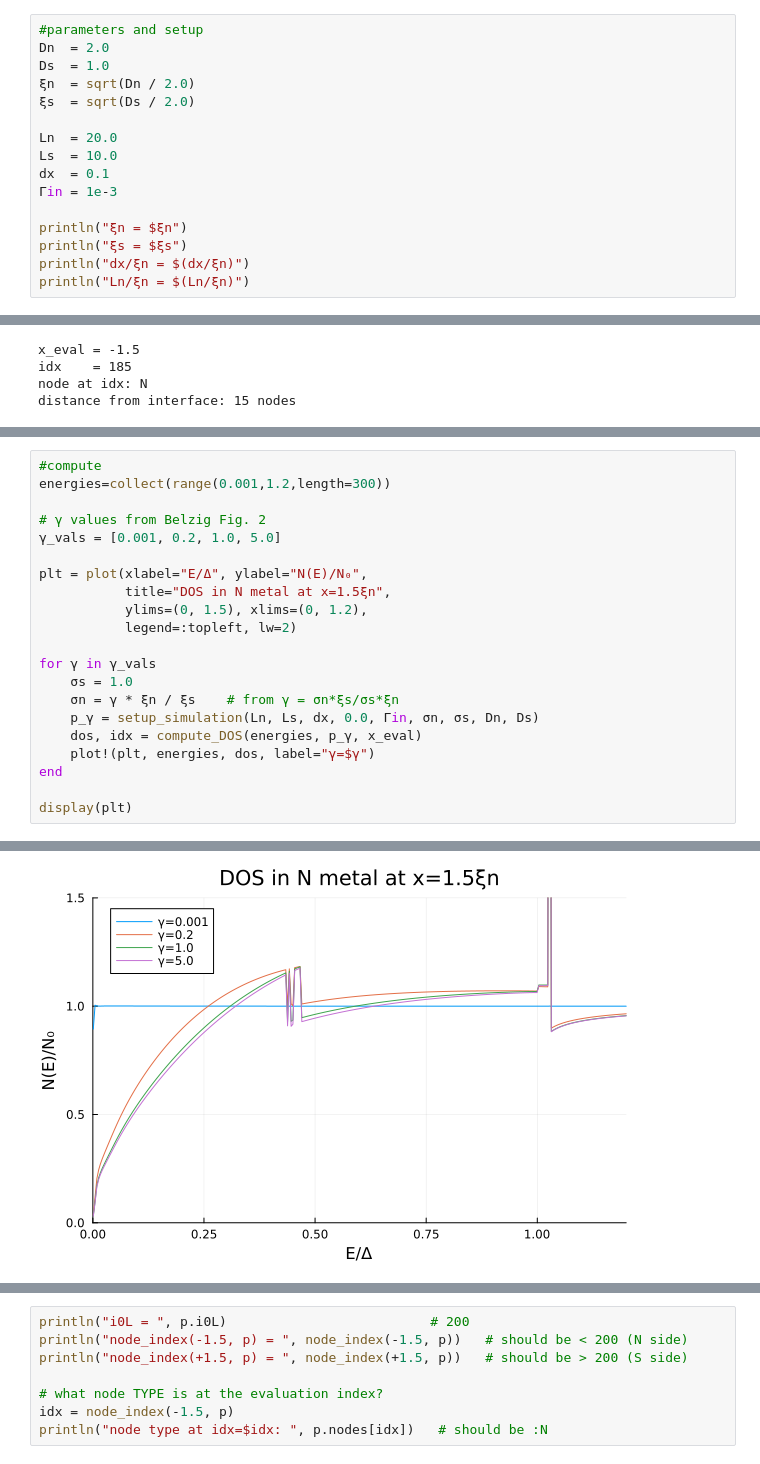
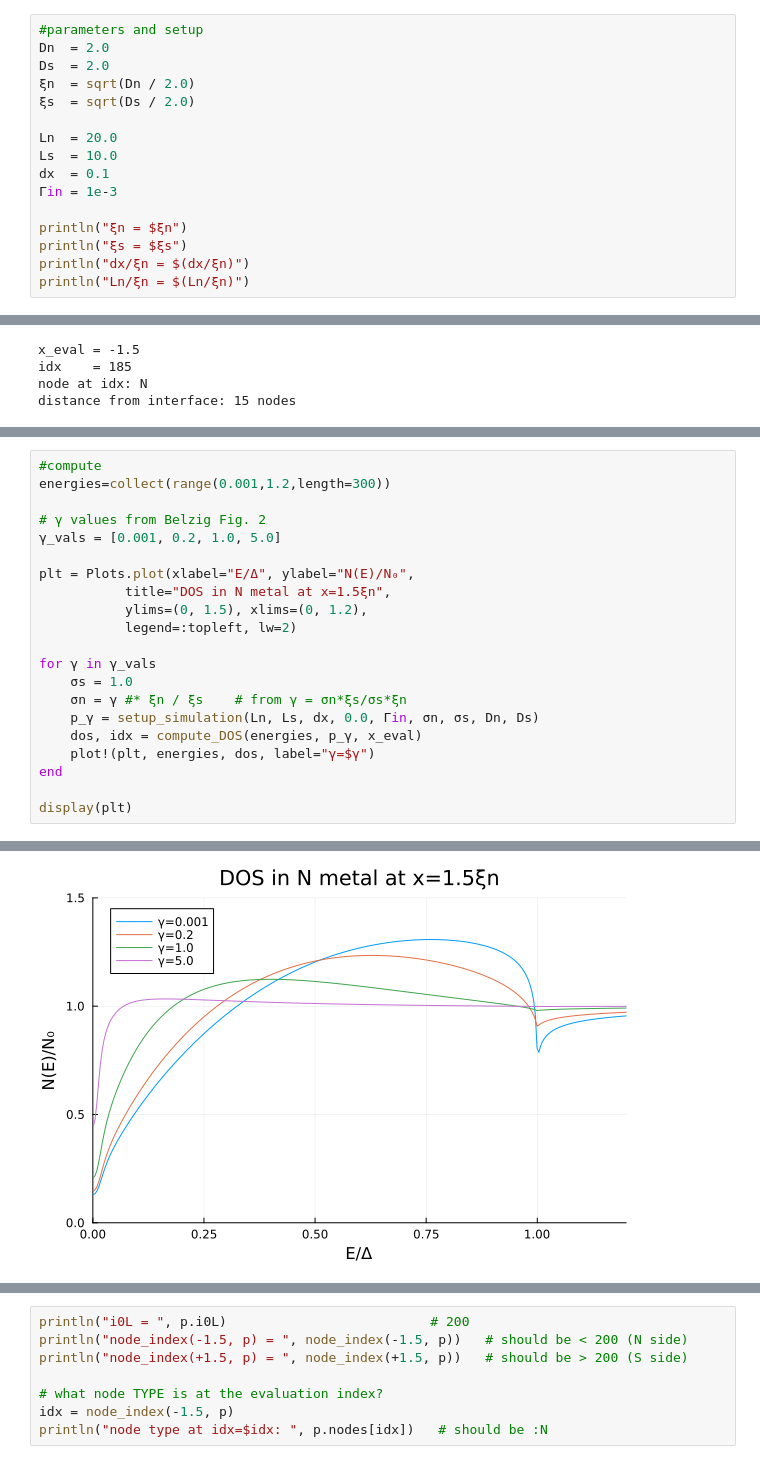
Before and after one commit to nakowalczyk/usadel_1D, a Jupyter notebook: scripts/NS.ipynb, the cells around one changed output, grey strips where cells are left out. Drawn from its saved outputs; the diff is of its cells as text.

```diff
--- a/scripts/NS.ipynb
+++ b/scripts/NS.ipynb
@@ -10,7 +12,7 @@ using LinearAlgebra
 # %%
 #parameters and setup
 Dn  = 2.0
-Ds  = 1.0
+Ds  = 2.0
 ξn  = sqrt(Dn / 2.0)
 ξs  = sqrt(Ds / 2.0)
 
@@ -141,14 +143,14 @@ energies=collect(range(0.001,1.2,length=300))
 # γ values from Belzig Fig. 2
 γ_vals = [0.001, 0.2, 1.0, 5.0]
 
-plt = plot(xlabel="E/Δ", ylabel="N(E)/N₀",
+plt = Plots.plot(xlabel="E/Δ", ylabel="N(E)/N₀",
            title="DOS in N metal at x=1.5ξn",
            ylims=(0, 1.5), xlims=(0, 1.2),
            legend=:topleft, lw=2)
 
 for γ in γ_vals
     σs = 1.0
-    σn = γ * ξn / ξs    # from γ = σn*ξs/σs*ξn
+    σn = γ #* ξn / ξs    # from γ = σn*ξs/σs*ξn
     p_γ = setup_simulation(Ln, Ls, dx, 0.0, Γin, σn, σs, Dn, Ds)
     dos, idx = compute_DOS(energies, p_γ, x_eval)
     plot!(plt, energies, dos, label="γ=$γ")
@@ -175,4 +161,4 @@ display(plt)
-[figure, old version]
+[figure, new version]
 # %%
 #verify
 # visualize the theta profile across the wire at a single energy
```
Also changed, not shown: parts of 9 cells of this notebook, 1 other file.
